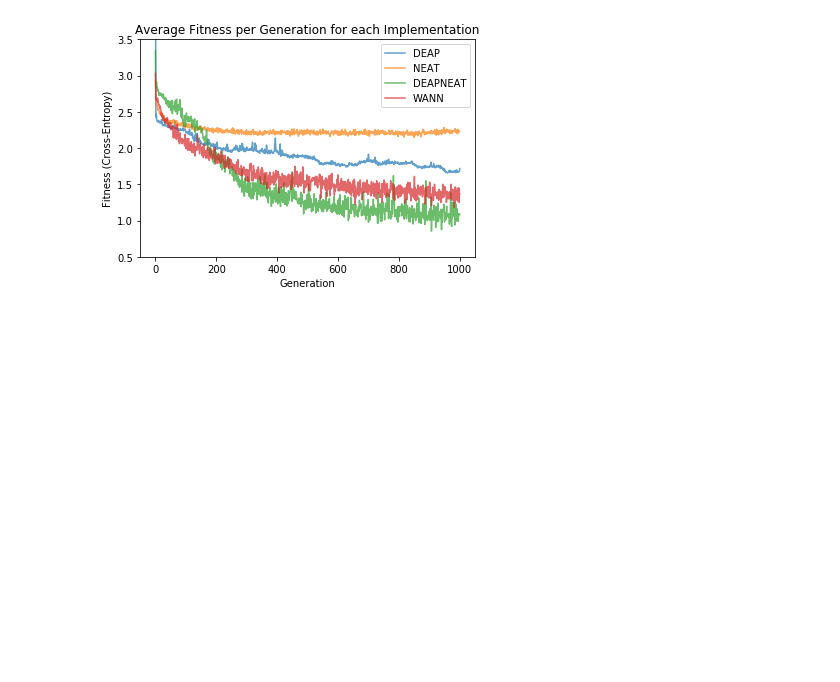
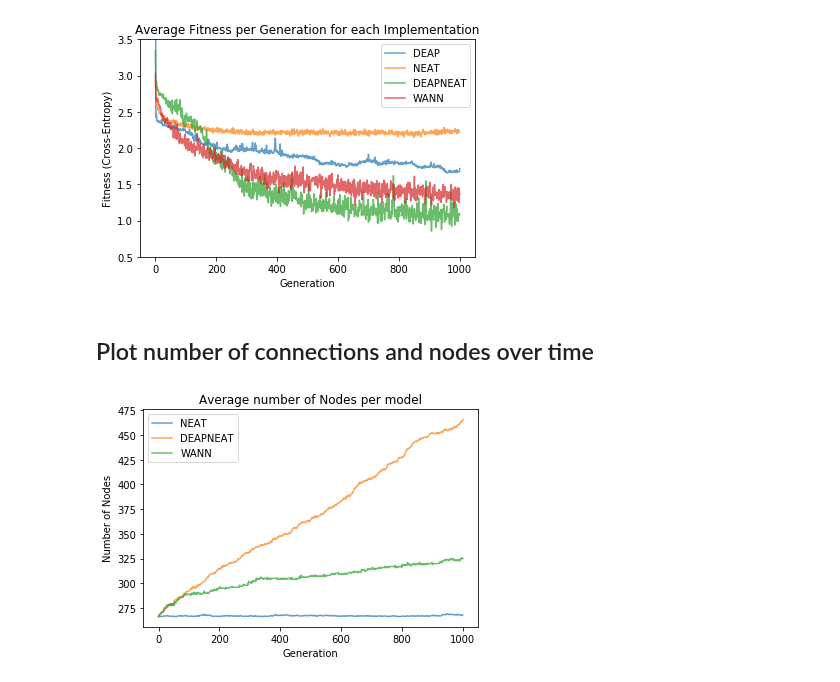
Before and after one commit to Avuerro/NaturalComputing, a Jupyter notebook: Project/MNIST Results.ipynb, the cells around one changed output. Drawn from its saved outputs; the diff is of its cells as text; code cells hidden in the pictures; blank space fills up the shorter version.

```diff
--- a/Project/MNIST Results.ipynb
+++ b/Project/MNIST Results.ipynb
@@ -192,6 +200,9 @@ fitness_avg_deap = log.chapters["fitness"].select("avg")
 ## Load Results NEAT
 # %%
 history = np.genfromtxt('NEAT-results/fitness_history.csv', delimiter='')
+sizes_history = np.genfromtxt('NEAT-results/sizes_mnist.csv', delimiter='')
 fitness_best_neat = history[:,0]
 fitness_avg_neat = history[:,1]
+avg_nodes_neat = sizes_history[:,0] + np.full(len(sizes_history[:,0]), 256)
+avg_connections_neat = sizes_history[:,1]
 # %% [markdown]
@@ -334,8 +345,12 @@ with open(RESULTS_FILENAME, "rb") as f:
 
 # Extract generation IDs, minimum fitnesses and average total heights per generation
 gen = log.select("gen")
-fitness_best_deapneat = log.chapters["avg_fitness"].select("min")
-fitness_avg_deapneat = log.chapters["avg_fitness"].select("avg")
+fitness_best_deapwann = log.chapters["avg_fitness"].select("min")
+fitness_avg_deapwann = log.chapters["avg_fitness"].select("avg")
+avg_nr_of_connections_deapwann = log.chapters['connections'].select("avg")
+generation_length = len(log.chapters['hidden'].select('avg'))
+avg_nr_of_nodes_deapwann = log.chapters['hidden'].select("avg")\
++ np.full(generation_length, 256) + np.full(generation_length,10)
 # %% [markdown]
 ## Load Results WANN
 # %%
@@ -344,6 +359,8 @@ runTime = np.loadtxt('WANN/log/sample_runTime.out', delimiter=',')
 # %%
 fitness_best_wann = stats[:,2]
 fitness_avg_wann = stats[:,7]
+avg_nodes_wann = stats[:,8]
+avg_connections_wann = stats[:,9]
 # %% [markdown]
 ## Plot Fitness over Time
 # %%
@@ -374,3 +391,18 @@ plt.savefig('avg_fitness_{}.png'.format(DATASET))
 plt.show()
 # %% [output]
 [figure]
+# %% [markdown]
+## Plot number of connections and nodes over time
+# %%
+plt.plot(avg_nodes_neat, label = 'NEAT', alpha=0.7)
+plt.plot(avg_nr_of_nodes_deapwann, label = 'DEAPNEAT',alpha=0.7 )
+plt.plot(avg_nodes_wann, label = 'WANN', alpha=0.7)
+
+plt.title("Average number of Nodes per model")
+plt.xlabel('Generation')
+plt.ylabel('Number of Nodes')
+plt.legend()
+plt.savefig('Average_number_of_Nodes_{}.png'.format(DATASET))
+plt.show()
+# %% [output]
+[figure, added]
```
Also changed, not shown: parts of 6 cells of this notebook, 11 other files.
